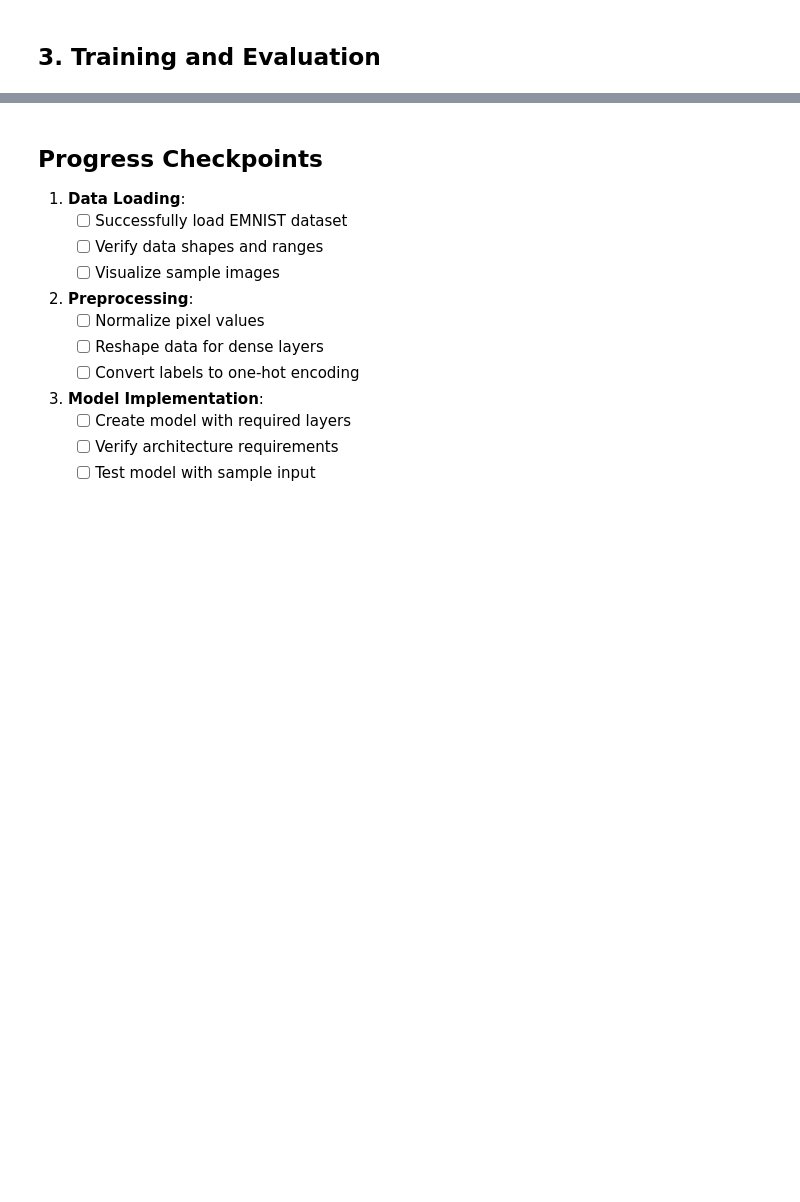
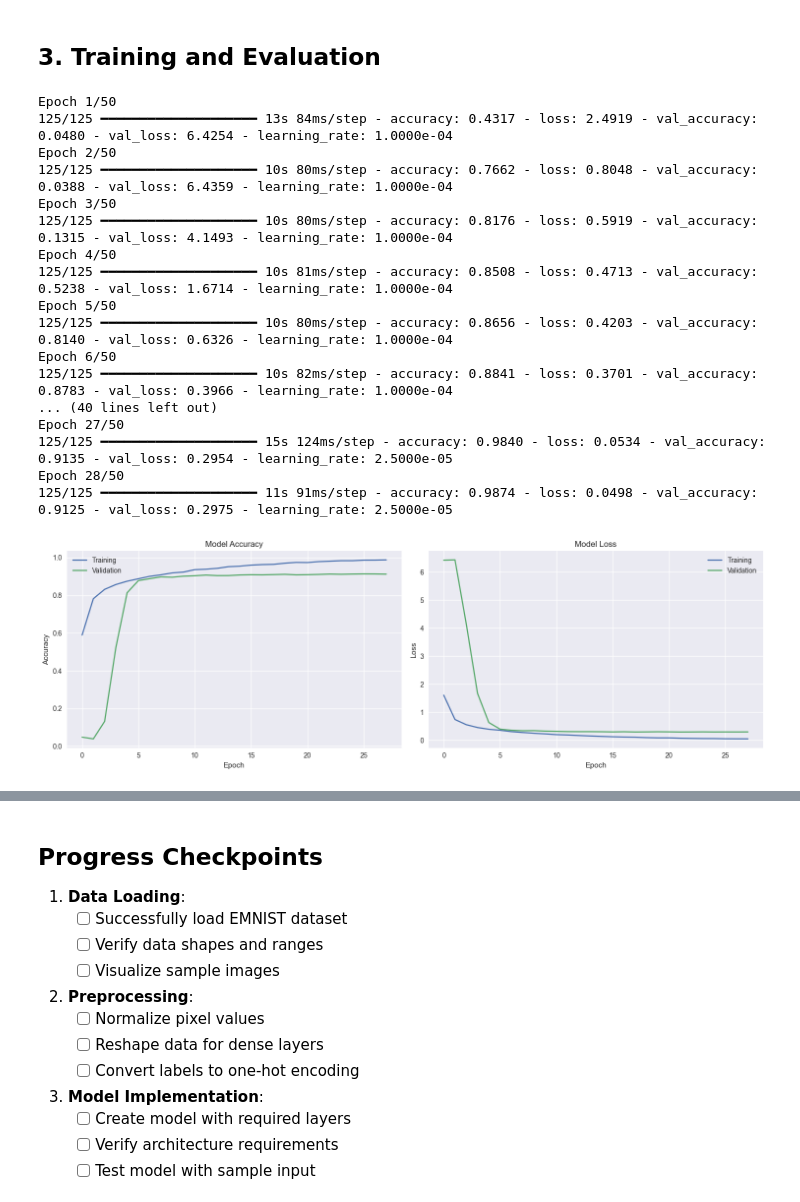
Before and after one commit to UCSF-DataSci/6-neural-nets-Exynos-8890, a Jupyter notebook: part1_neural_networks_basics.ipynb, the cells around one changed output, grey strips where cells are left out. Drawn from its saved outputs; the diff is of its cells as text; code cells hidden in the pictures; blank space fills up the shorter version.

```diff
--- a/part1_neural_networks_basics.ipynb
+++ b/part1_neural_networks_basics.ipynb
@@ -104,12 +180,39 @@ def create_simple_nn(input_shape, num_classes):
     Returns:
         Compiled Keras model
     """
-    model = tf.keras.Sequential([...])
+    model = tf.keras.Sequential([
+        tf.keras.layers.Conv2D(64, (3, 3), activation='relu', padding='same', input_shape=input_shape),
+        tf.keras.layers.BatchNormalization(),
+        # tf.keras.layers.Conv2D(64, (3, 3), activation='relu', padding='same'),
+        # tf.keras.layers.BatchNormalization(),
+        tf.keras.layers.MaxPooling2D((2, 2)),
+        tf.keras.layers.Conv2D(128, (3, 3), activation='relu', padding='same'),
+        tf.keras.layers.BatchNormalization(),
+        tf.keras.layers.Conv2D(128, (3, 3), activation='relu', padding='same'),
+        # tf.keras.layers.BatchNormalization(),
+        # tf.keras.layers.MaxPooling2D((2, 2)),
+        # tf.keras.layers.Conv2D(256, (3, 3), activation='relu', padding='same'),
+        # tf.keras.layers.BatchNormalization(),
+        # tf.keras.layers.Conv2D(256, (3, 3), activation='relu', padding='same'),
+        # tf.keras.layers.BatchNormalization(),
+        # tf.keras.layers.Conv2D(256, (3, 3), activation='relu', padding='same'),
+        tf.keras.layers.BatchNormalization(),
+        tf.keras.layers.MaxPooling2D((2, 2)),
+        tf.keras.layers.Flatten(),
+        tf.keras.layers.Dense(512, activation='relu'),
+        tf.keras.layers.BatchNormalization(),
+        tf.keras.layers.Dropout(0.5),
+        tf.keras.layers.Dense(num_classes, activation='softmax'),
+    ])
 
-    model.compile(...)
+    model.compile(
+        optimizer= tf.keras.optimizers.Adam(learning_rate=0.0001),
+        loss='categorical_crossentropy',
+        metrics=['accuracy']
+    )
 
     return model
 
 # Create and compile model
-model = create_simple_nn(input_shape=(784,), num_classes=26)
+model = create_simple_nn(input_shape=(28,28,1), num_classes=62)
 model.summary()
@@ -120,13 +245,15 @@ model.summary()
 callbacks = [
     tf.keras.callbacks.EarlyStopping(
         monitor='val_loss',
-        patience=5,
+        patience=10,
+        min_delta=0.001,
         restore_best_weights=True
     ),
     tf.keras.callbacks.ReduceLROnPlateau(
         monitor='val_loss',
-        factor=0.2,
-        patience=3
+        factor=0.5,
+        patience=3,
+        min_lr=1e-7,
     ),
     tf.keras.callbacks.ModelCheckpoint(
         'models/emnist_classifier.keras',
@@ -135,35 +262,54 @@ callbacks = [
 ]
 
 # Train model
 history = model.fit(
     x_train, y_train,
     validation_data=(x_val, y_val),
-    epochs=20,
-    batch_size=32,
+    epochs=50,
+    batch_size=128,
     callbacks=callbacks
 )
 
 # Plot training curves
 fig, (ax1, ax2) = plt.subplots(1, 2, figsize=(15, 5))
 
 # Plot accuracy
 ax1.plot(history.history['accuracy'], label='Training')
 ax1.plot(history.history['val_accuracy'], label='Validation')
 ax1.set_title('Model Accuracy')
 ax1.set_xlabel('Epoch')
 ax1.set_ylabel('Accuracy')
 ax1.legend()
 
 # Plot loss
 ax2.plot(history.history['loss'], label='Training')
 ax2.plot(history.history['val_loss'], label='Validation')
 ax2.set_title('Model Loss')
 ax2.set_xlabel('Epoch')
 ax2.set_ylabel('Loss')
 ax2.legend()
 
 plt.tight_layout()
 plt.show()
+# %% [output]
+Epoch 1/50
+125/125 ━━━━━━━━━━━━━━━━━━━━ 13s 84ms/step - accuracy: 0.4317 - loss: 2.4919 - val_accuracy: 0.0480 - val_loss: 6.4254 - learning_rate: 1.0000e-04
+Epoch 2/50
+125/125 ━━━━━━━━━━━━━━━━━━━━ 10s 80ms/step - accuracy: 0.7662 - loss: 0.8048 - val_accuracy: 0.0388 - val_loss: 6.4359 - learning_rate: 1.0000e-04
+Epoch 3/50
+125/125 ━━━━━━━━━━━━━━━━━━━━ 10s 80ms/step - accuracy: 0.8176 - loss: 0.5919 - val_accuracy: 0.1315 - val_loss: 4.1493 - learning_rate: 1.0000e-04
+Epoch 4/50
+125/125 ━━━━━━━━━━━━━━━━━━━━ 10s 81ms/step - accuracy: 0.8508 - loss: 0.4713 - val_accuracy: 0.5238 - val_loss: 1.6714 - learning_rate: 1.0000e-04
+Epoch 5/50
+125/125 ━━━━━━━━━━━━━━━━━━━━ 10s 80ms/step - accuracy: 0.8656 - loss: 0.4203 - val_accuracy: 0.8140 - val_loss: 0.6326 - learning_rate: 1.0000e-04
+Epoch 6/50
+125/125 ━━━━━━━━━━━━━━━━━━━━ 10s 82ms/step - accuracy: 0.8841 - loss: 0.3701 - val_accuracy: 0.8783 - val_loss: 0.3966 - learning_rate: 1.0000e-04
+... (40 lines left out)
+Epoch 27/50
+125/125 ━━━━━━━━━━━━━━━━━━━━ 15s 124ms/step - accuracy: 0.9840 - loss: 0.0534 - val_accuracy: 0.9135 - val_loss: 0.2954 - learning_rate: 2.5000e-05
+Epoch 28/50
+125/125 ━━━━━━━━━━━━━━━━━━━━ 11s 91ms/step - accuracy: 0.9874 - loss: 0.0498 - val_accuracy: 0.9125 - val_loss: 0.2975 - learning_rate: 2.5000e-05
+[figure, added]
 # %%
 # Evaluate model
 test_loss, test_accuracy = model.evaluate(x_test, y_test)
```
Also changed, not shown: parts of 8 cells of this notebook, 8 other files.
